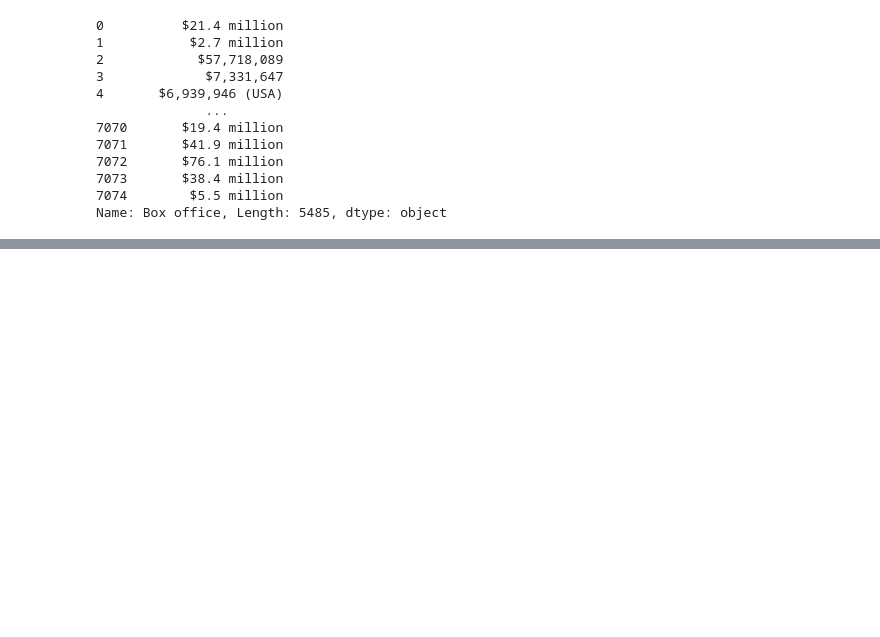
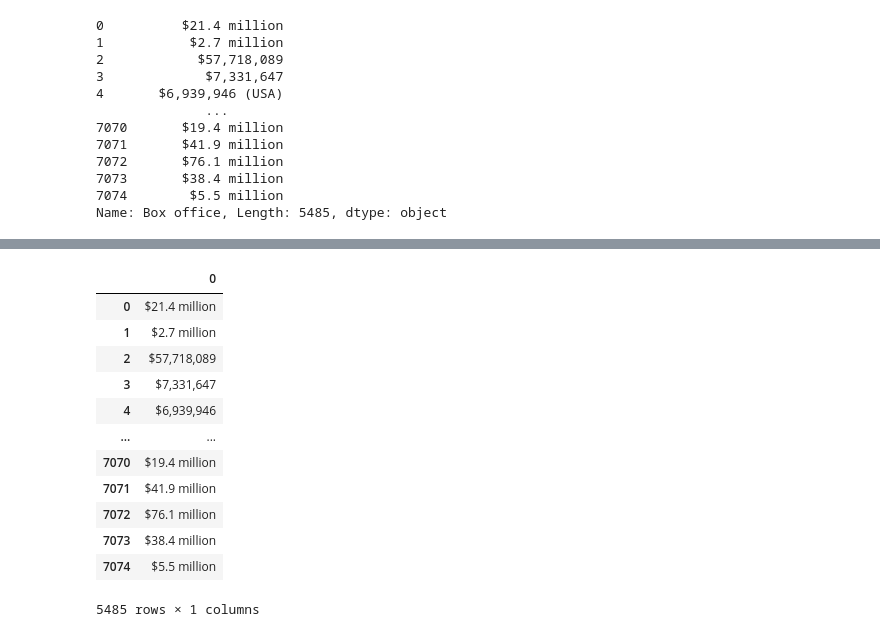
Before and after one commit to izzyd24/Movies-ETL, a Jupyter notebook: automated_pipeline.ipynb, the cells around one changed output, grey strips where cells are left out. Saved outputs shown, nothing was run; the diff lists cells and outputs as text; code cells hidden in the pictures; blank space fills up the shorter version.

```diff
--- a/automated_pipeline.ipynb
+++ b/automated_pipeline.ipynb
@@ -431,0 +488,18 @@ Name: Box office, Length: 5485, dtype: object
+# %%
+# extract and covert the box office values
+# str.extract() returns a df where every column in data matches a capture group
+box_office.str.extract(f'({form_one}|{form_two})')
+# %% [output]
+|  | 0 |
+| 0 | $21.4 million |
+| 1 | $2.7 million |
+| 2 | $57,718,089 |
+| 3 | $7,331,647 |
+| 4 | $6,939,946 |
+| ... | ... |
+| 7070 | $19.4 million |
+| 7071 | $41.9 million |
+| 7072 | $76.1 million |
+| 7073 | $38.4 million |
+| 7074 | $5.5 million |
+5485 rows × 1 columns
```
Also changed, not shown: parts of 29 cells of this notebook.
